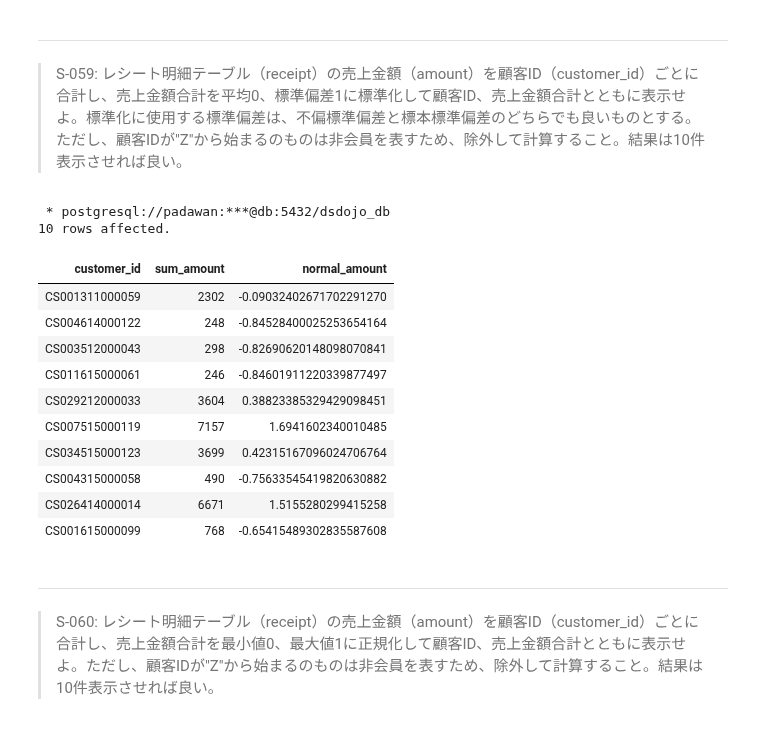
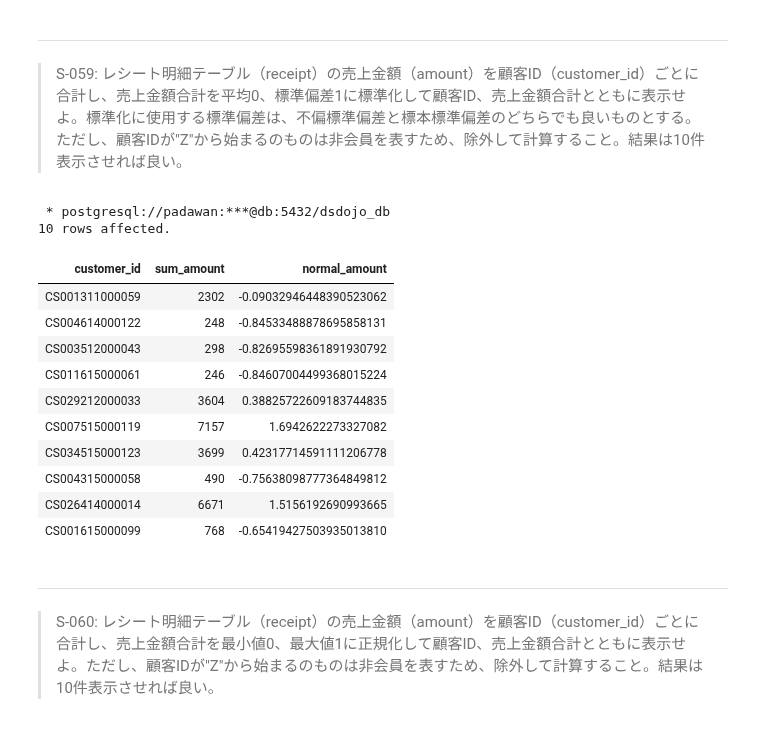
Before and after one commit to The-Japan-DataScientist-Society/100knocks-preprocess, a Jupyter notebook: docker/work/answer/ans_preprocess_knock_SQL.ipynb, the cells around one changed output. Saved outputs shown, nothing was run; the diff lists cells and outputs as text; code cells hidden in the pictures.

```diff
--- a/docker/work/answer/ans_preprocess_knock_SQL.ipynb
+++ b/docker/work/answer/ans_preprocess_knock_SQL.ipynb
@@ -1325,44 +1631,44 @@ LIMIT 10
 %%sql
 
 WITH sales_amount AS(
     SELECT
         customer_id,
         SUM(amount) as sum_amount
     FROM
         receipt
     WHERE
         customer_id NOT LIKE 'Z%'
     GROUP BY
         customer_id
 ),
 stats_amount AS (
     SELECT
         AVG(sum_amount) as avg_amount,
-        stddev_samp(sum_amount) as std_amount
+        stddev_pop(sum_amount) as std_amount
     FROM
         sales_amount
 )
 SELECT
     customer_id,
     sum_amount,
     (sum_amount - avg_amount) / std_amount as normal_amount
 FROM sales_amount
 CROSS JOIN stats_amount
 LIMIT 10
 # %% [output]
  * postgresql://padawan:***@db:5432/dsdojo_db
 10 rows affected.
 | customer_id | sum_amount | normal_amount |
-| CS001311000059 | 2302 | -0.09032402671702291270 |
-| CS004614000122 | 248 | -0.84528400025253654164 |
-| CS003512000043 | 298 | -0.82690620148098070841 |
-| CS011615000061 | 246 | -0.84601911220339877497 |
-| CS029212000033 | 3604 | 0.38823385329429098451 |
-| CS007515000119 | 7157 | 1.6941602340010485 |
-| CS034515000123 | 3699 | 0.42315167096024706764 |
-| CS004315000058 | 490 | -0.75633545419820630882 |
-| CS026414000014 | 6671 | 1.5155280299415258 |
-| CS001615000099 | 768 | -0.65415489302835587608 |
+| CS001311000059 | 2302 | -0.09032946448390523062 |
+| CS004614000122 | 248 | -0.84533488878695858131 |
+| CS003512000043 | 298 | -0.82695598361891930792 |
+| CS011615000061 | 246 | -0.84607004499368015224 |
+| CS029212000033 | 3604 | 0.38825722609183744835 |
+| CS007515000119 | 7157 | 1.6942622273327082 |
+| CS034515000123 | 3699 | 0.42317714591111206778 |
+| CS004315000058 | 490 | -0.75638098777364849812 |
+| CS026414000014 | 6671 | 1.5156192690993665 |
+| CS001615000099 | 768 | -0.65419427503935013810 |
 # %% [markdown]
 ---
 > S-060: レシート明細テーブル（receipt）の売上金額（amount）を顧客ID（customer_id）ごとに合計し、売上金額合計を最小値0、最大値1に正規化して顧客ID、売上金額合計とともに表示せよ。ただし、顧客IDが"Z"から始まるのものは非会員を表すため、除外して計算すること。結果は10件表示させれば良い。
```
Also changed, not shown: parts of 27 cells of this notebook, 1 other file.
